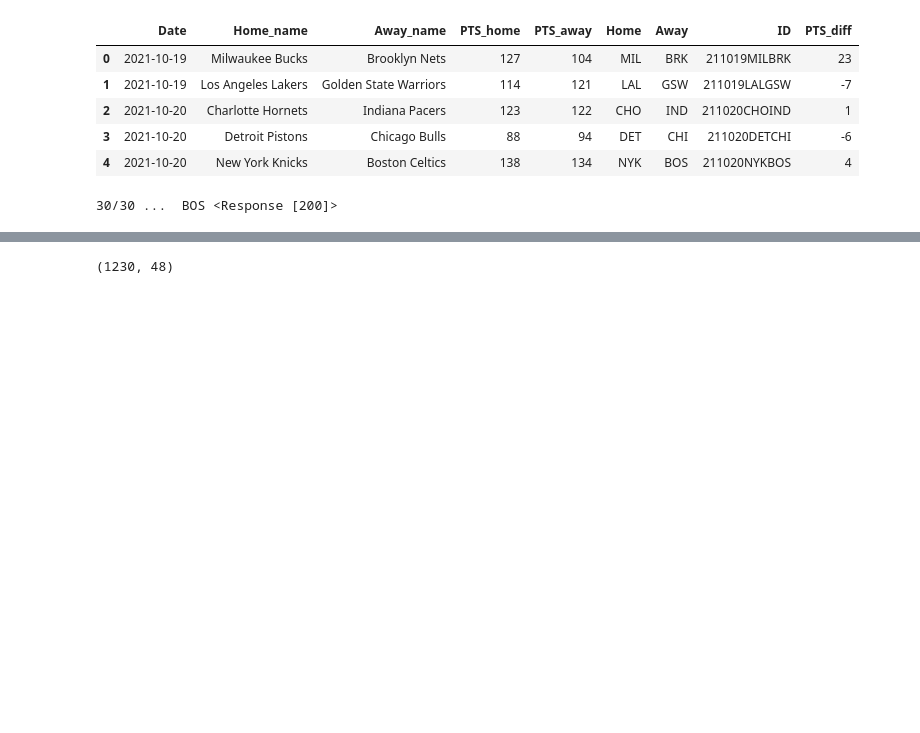
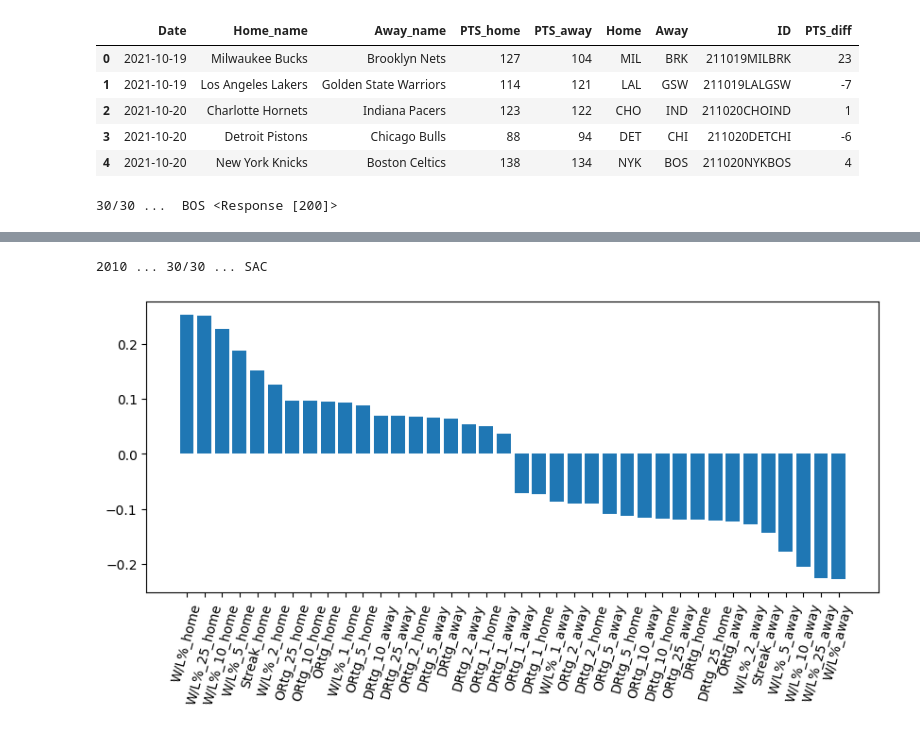
Before and after one commit to martinbog19/game_predictor, a Jupyter notebook: scraping.ipynb, the cells around one changed output, grey strips where cells are left out. Cells and saved outputs as stored; diff of their text form; code cells hidden in the pictures; blank space fills up the shorter version.

```diff
--- a/scraping.ipynb
+++ b/scraping.ipynb
@@ -89,6 +90,13 @@ for step, team in enumerate(set(data_all['Home'])) :
         for w in [1, 2, 5, 10, 25]:
             df[stat + '_' + str(w)] = [np.nan] + list(df[underlying_stat].rolling(w, min_periods = 1).mean())[:-1]
 
+    df['NRtg'] = df['ORtg'] - df['DRtg']
+    df['NRtg_1'] = df['ORtg_1'] - df['DRtg_1']
+    df['NRtg_2'] = df['ORtg_2'] - df['DRtg_2']
+    df['NRtg_5'] = df['ORtg_5'] - df['DRtg_5']
+    df['NRtg_10'] = df['ORtg_10'] - df['DRtg_10']
+    df['NRtg_25'] = df['ORtg_25'] - df['DRtg_25']
+
     df_home = df.groupby('Venue').get_group(1)
     df_home = df_home.drop(columns = ['Venue'])
     for col in list(df_home):
@@ -135,4 +128,0 @@ data['PTS_diff'].hist(bins = 25)
-# %%
-data.shape
-# %% [output]
-(1230, 48)
@@ -138,0 +251,5 @@ data.shape
+# %%
+for year in [2019, 2018, 2017, 2016, 2015, 2014, 2013, 2012, 2011, 2010]:
+    data = data_scrape_year(year, save = True)
+# %% [output]
+2010 ... 30/30 ... SAC
@@ -138,0 +266,9 @@ data.shape
+# %%
+corr_df = data[features + ['NRtg'] + ['PTS_diff']].corr().sort_values('PTS_diff', ascending = False)[1:]
+# %%
+plt.figure(figsize = (10, 4))
+plt.bar(corr_df.index, corr_df['PTS_diff'])
+plt.xticks(rotation = 75)
+plt.show()
+# %% [output]
+[figure, added]
```
Also changed, not shown: parts of 8 cells of this notebook, 16 other files.
